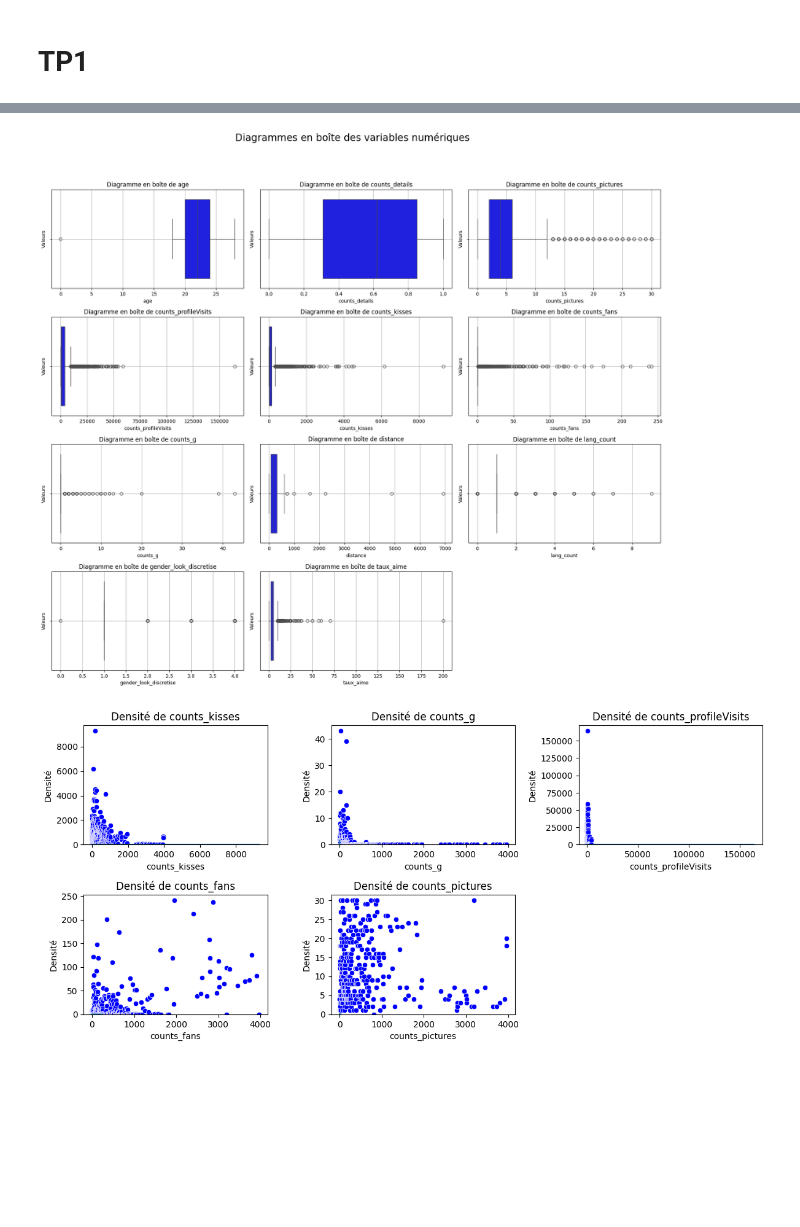
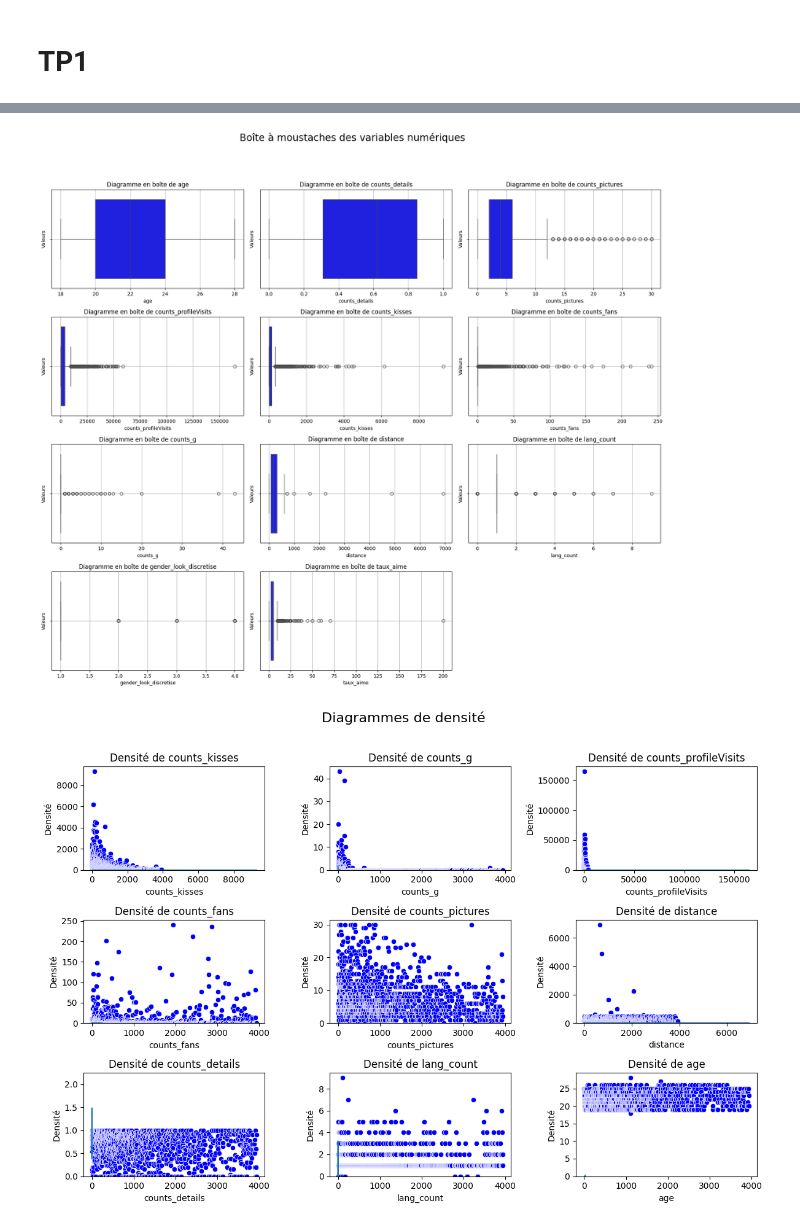
Before and after one commit to KevenJAntenor/Distributed-Systems, a Jupyter notebook: tp1.ipynb, the cells around one changed output, grey strips where cells are left out. Saved outputs shown, nothing was run; the diff lists cells and outputs as text; code cells hidden in the pictures; blank space fills up the shorter version.

```diff
--- a/tp1.ipynb
+++ b/tp1.ipynb
@@ -76,7 +76,11 @@ colonnes_numeriques = ['age', 'counts_details', 'counts_pictures', 'counts_profi
 
 # Boucler sur chaque colonne et appliquer la conversion ainsi que le remplissage des valeurs nulles
 for col in colonnes_numeriques:
-    dataset[col] = pd.to_numeric(dataset[col], errors='coerce').fillna(0)
+    dataset[col] = pd.to_numeric(dataset[col], errors='coerce')
+
+# Eliminar filas donde alguna de las columnas numéricas tiene NaN
+dataset = dataset.dropna(subset=colonnes_numeriques)
+
 
 # CRÉATION DE NOUVELLES CARACTÉRISTIQUES ET DISCRETISATION
 
@@ -220,9 +224,9 @@ def afficher_diagrammes_de_boite(dataset, titre):
     plt.show()
 
 # Utilisation avec l'ensemble de données
-afficher_diagrammes_de_boite(dataset, "Diagrammes en boîte des variables numériques")
+afficher_diagrammes_de_boite(dataset, "Boîte à moustaches des variables numériques")
 # %% [output]
-[figure, old version]
+[figure, new version]
 # %%
 import pandas as pd
 import seaborn as sns
@@ -233,41 +237,46 @@ from sklearn.preprocessing import StandardScaler
 # Fonction pour tracer la densité et détecter les outliers avec DBSCAN pour des colonnes spécifiques
 def tracer_densite_et_detecter_outliers(dataset):
     # Sélectionner uniquement les colonnes spécifiques pour l'analyse
-    colonnes_selectionnees = ['counts_kisses', 'counts_g', 'counts_profileVisits', 'counts_fans', 'counts_pictures']
+    colonnes_selectionnees = ['counts_kisses', 'counts_g', 'counts_profileVisits', 'counts_fans',
+                              'counts_pictures', 'distance', 'counts_details', 'lang_count', 'age']
+
     colonnes = dataset[colonnes_selectionnees]
 
     # Mettre à l'échelle les données
     scaler = StandardScaler()
     dataset_scale = scaler.fit_transform(colonnes)
 
     # Appliquer DBSCAN
     eps = 0.5  # Rayon maximum entre les points pour être considérés comme voisins
     min_samples = 5  # Nombre minimum de points pour former un cluster
     dbscan = DBSCAN(eps=eps, min_samples=min_samples)
     clusters = dbscan.fit_predict(dataset_scale)
 
     # Configuration de la taille de la figure
     plt.figure(figsize=(12, 8))
 
     # Itérer sur chaque colonne numérique et tracer la densité
     for i, col in enumerate(colonnes.columns):
         plt.subplot(3, 3, i + 1)  # Ajuster selon le nombre de colonnes numériques
         sns.histplot(dataset[col], kde=True, stat='density', linewidth=0)  # Utiliser linewidth=0 pour les points
         plt.title(f'Densité de {col}')
         plt.xlabel(col)
         plt.ylabel('Densité')
 
         # Mettre en évidence les outliers détectés par DBSCAN (valeurs -1) avec des points bleus
         masque_outliers = clusters == -1
         sns.scatterplot(x=dataset[col][masque_outliers].index, y=dataset[col][masque_outliers], color='blue')
 
+    # Ajouter un titre global au dessus de tous les sous-graphiques
+    plt.suptitle('Diagrammes de densité', fontsize=16, y=1.02)
+
     plt.tight_layout()
     plt.show()
 
 # Utilisation : Tracer la densité et détecter les outliers avec DBSCAN pour des colonnes spécifiques
 tracer_densite_et_detecter_outliers(dataset)
 # %% [output]
-[figure, old version]
+[figure, new version]
 # %%
 import pandas as pd
 import numpy as np
```
Also changed, not shown: parts of 11 cells of this notebook.
